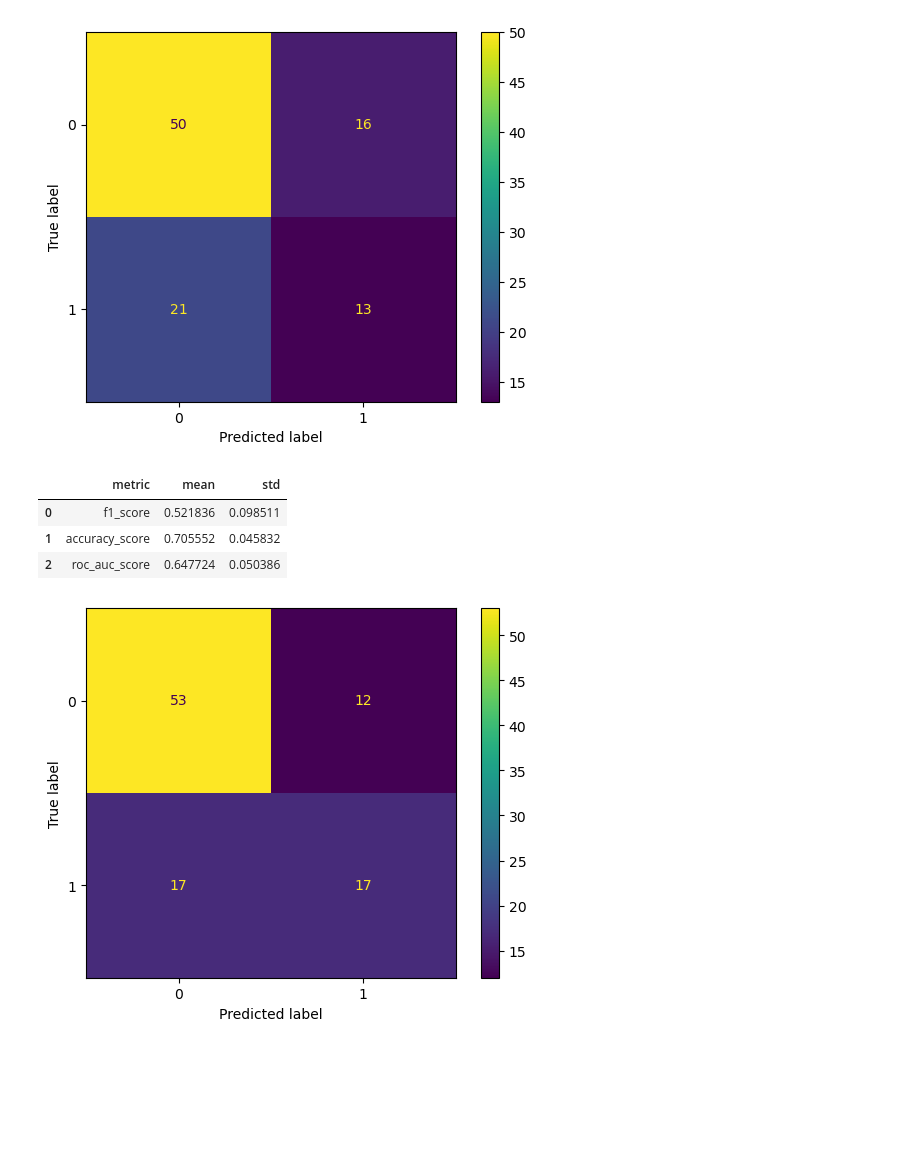
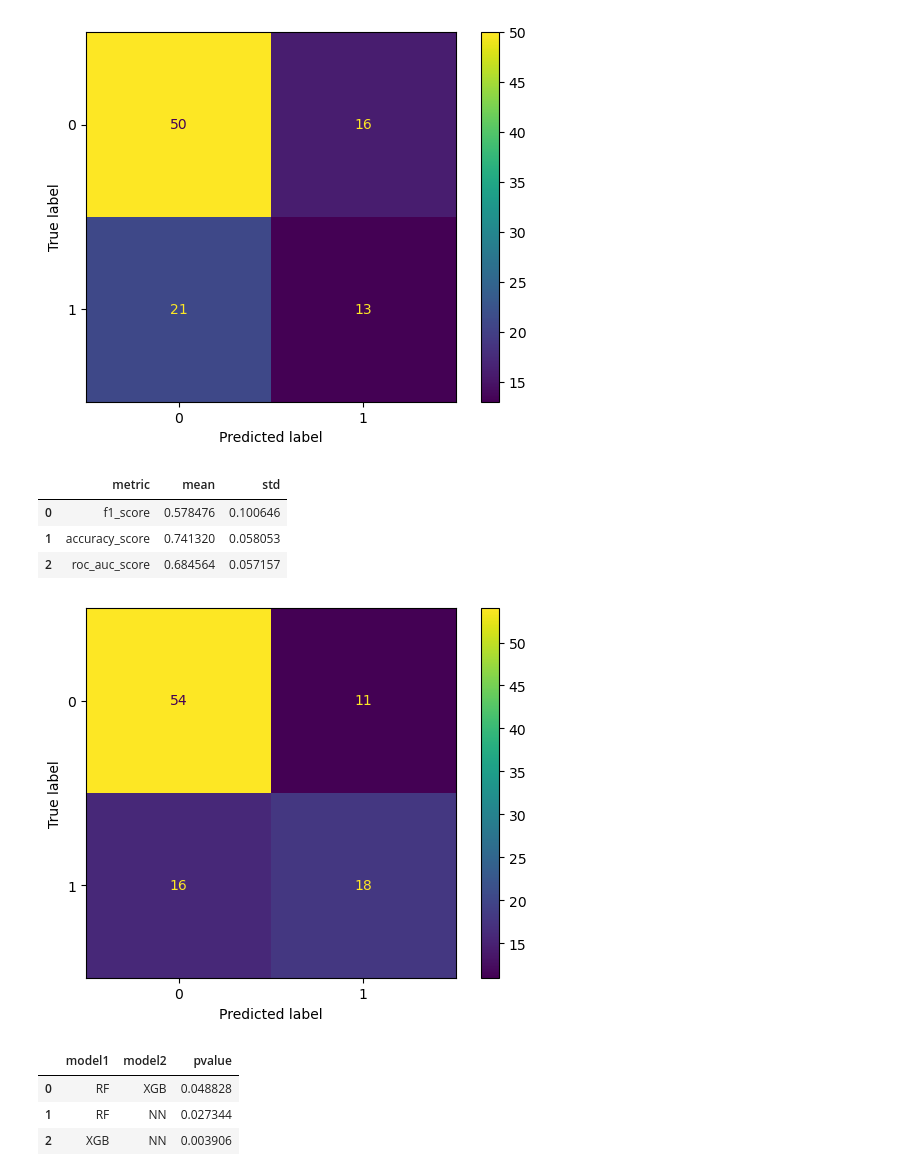
Before and after one commit to barbara-san/LabIACD-Project-1, a Jupyter notebook: Delivery/model_comparison.ipynb, the cells around one changed output. Drawn from its saved outputs; the diff is of its cells as text; code cells hidden in the pictures; blank space fills up the shorter version.

Commit message:
Model Comparision notebook code done

```diff
--- a/Delivery/model_comparison.ipynb
+++ b/Delivery/model_comparison.ipynb
@@ -52,28 +51,28 @@ xgb_metrics
 # %%
 nn_params = {
     'hidden_layer_nodes': 60,
 	'hidden_layer_activation': "relu",
 	'learning_rate': 0.01
 }
 
 nn = tf.keras.models.Sequential([
-    tf.keras.layers.Input((50,), name="input"),
+    tf.keras.layers.Input((100,), name="input"),
     tf.keras.layers.Dense(nn_params['hidden_layer_nodes'], activation=nn_params['hidden_layer_activation']),
     tf.keras.layers.Dense(2,activation='softmax')
 ])
 
 nn.compile(
     optimizer=tf.keras.optimizers.SGD(nn_params['learning_rate']),
     loss=tf.keras.losses.SparseCategoricalCrossentropy(),
     metrics=[tf.keras.metrics.SparseCategoricalAccuracy()]
 )
 
-nn_score = k_fold_cv_keras(compiled_model=nn, df=df, pca_components=50, show_confusion_matrix=True)
+nn_scores = k_fold_cv_keras(compiled_model=nn, df=df, pca_components=100, show_confusion_matrix=True)
 nn_metrics = mean_std_results_k_fold_CV(nn_score)
 nn_metrics
 # %% [output]
 |  | metric | mean | std |
-| 0 | f1_score | 0.521836 | 0.098511 |
-| 1 | accuracy_score | 0.705552 | 0.045832 |
-| 2 | roc_auc_score | 0.647724 | 0.050386 |
+| 0 | f1_score | 0.578476 | 0.100646 |
+| 1 | accuracy_score | 0.741320 | 0.058053 |
+| 2 | roc_auc_score | 0.684564 | 0.057157 |
-[figure, old version]
+[figure, new version]
@@ -81,0 +119,8 @@ def models_performance_comparison():
+# %%
+metrics_dfs_of_fold_per_model['accuracy_score']
+# Write conclusions from the results in the table
+# %% [output]
+|  | model1 | model2 | pvalue |
+| 0 | RF | XGB | 0.048828 |
+| 1 | RF | NN | 0.027344 |
+| 2 | XGB | NN | 0.003906 |
```
Also changed, not shown: parts of 7 cells of this notebook.
